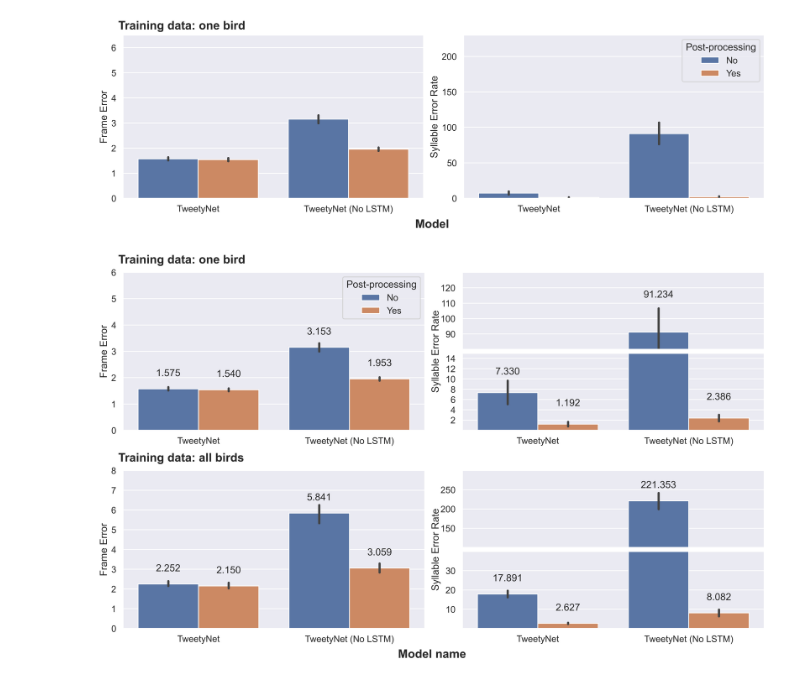
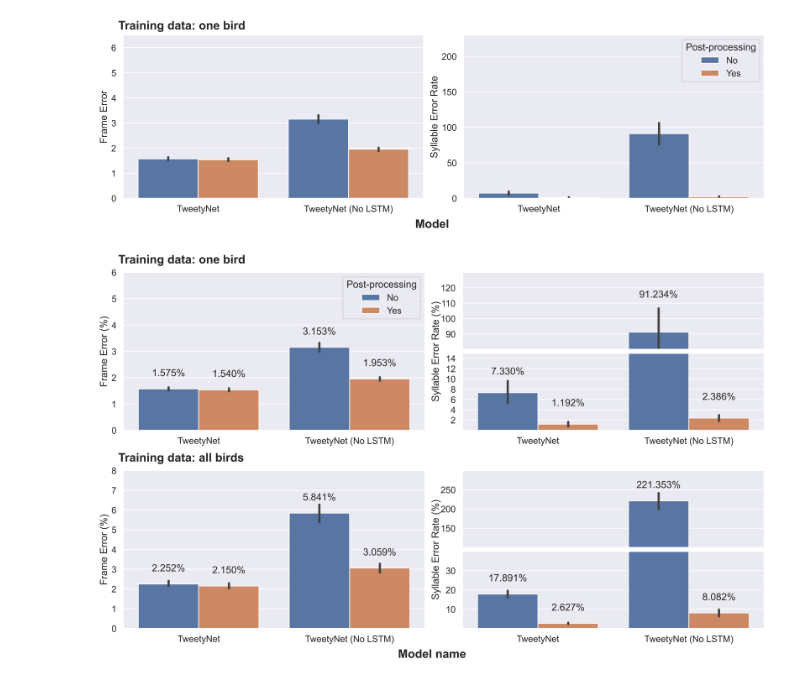
Before and after one commit to vocalpy/scipy-proceedings-2023-vak, a Jupyter notebook: src/scripts/ablation-experiment.ipynb, the cells around one changed output. Saved outputs shown, nothing was run; the diff lists cells and outputs as text; code cells hidden in the pictures.

```diff
--- a/src/scripts/ablation-experiment.ipynb
+++ b/src/scripts/ablation-experiment.ipynb
@@ -194,8 +194,9 @@ for subfig_ind, (data_df, subfig_suptitle, ylims, paddings, yticks) in enumerate
             )
             ax.set_ylim(ylim)
             ax.set_xlabel('')
+            ax.set_ylabel(f'{err_name} (%)')
             for bars in ax.containers:
-                ax.bar_label(bars, padding=paddings[0], fmt='{:.3f}')
+                ax.bar_label(bars, padding=paddings[0], fmt='{:.3f}%')
         elif ax_ind == 1:
             for ind, ax in enumerate((ax_arr[1], ax2)):
                 g = sns.barplot(
@@ -203,33 +204,33 @@ for subfig_ind, (data_df, subfig_suptitle, ylims, paddings, yticks) in enumerate
                     y=err_name,
                     x='model_name',
                     hue='Post-processing',
                     ax=ax,
                 )
                 ax.set_ylim(ylim[ind])
                 ax.set_xlabel('')
                 ax.set_yticks(yticks[ind])
                 ax.set_ylabel('')
                 if ind == 1:
                     ax.set_xticks([])
                 for bars in ax.containers:
-                    ax.bar_label(bars, padding=paddings[ind + 1], fmt='{:.3f}')
+                    ax.bar_label(bars, padding=paddings[ind + 1], fmt='{:.3f}%')
             bigax = subfig.add_subplot(1, 2, 2, frameon=False)
-            bigax.set_ylabel(err_name)
+            bigax.set_ylabel(f'{err_name} (%)')
             bigax.grid(False)
             bigax.set_xticks([])
             bigax.tick_params(labelcolor='none', top=False, bottom=False, left=False, right=False)
     subfig.suptitle(subfig_suptitle, ha='left', x=0.03, weight='bold')
 
     if subfig_ind == 0:
         for ax in (ax_arr[1], ax2):
             ax.legend().remove()
     else:
         for ax in (*ax_arr, ax2):
             ax.legend().remove()
 
 subfig.supxlabel('Model name', y=-0.075, weight='bold');
 
 plt.savefig('./doc/figs/ablation-experiment.png', bbox_inches='tight')
 plt.savefig('../scipy_proceedings/papers/david_nicholson/ablation-experiment.png', bbox_inches='tight')
 # %% [output]
-[figure, old version]
+[figure, new version]
```
Also changed, not shown: 1 other file.
